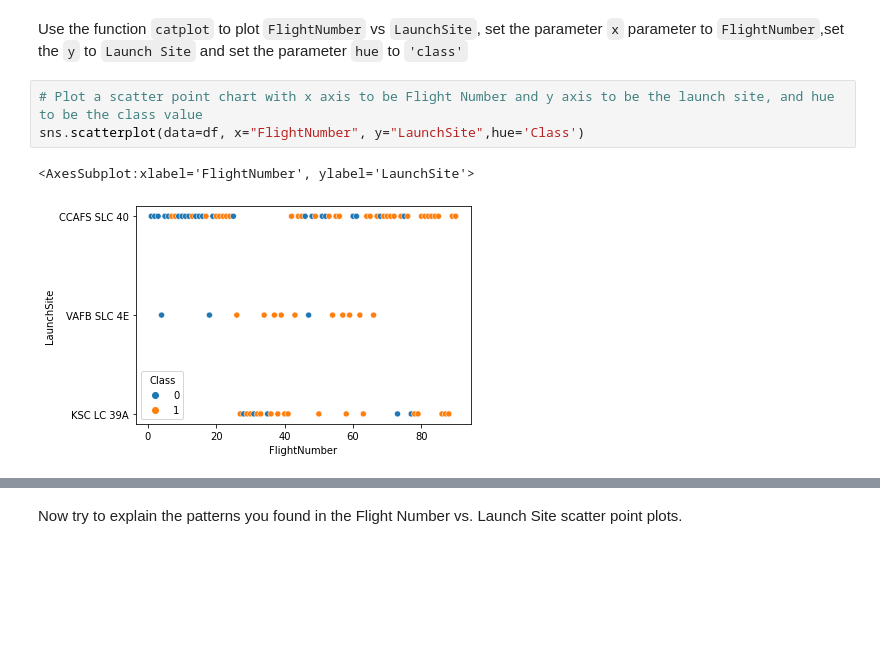
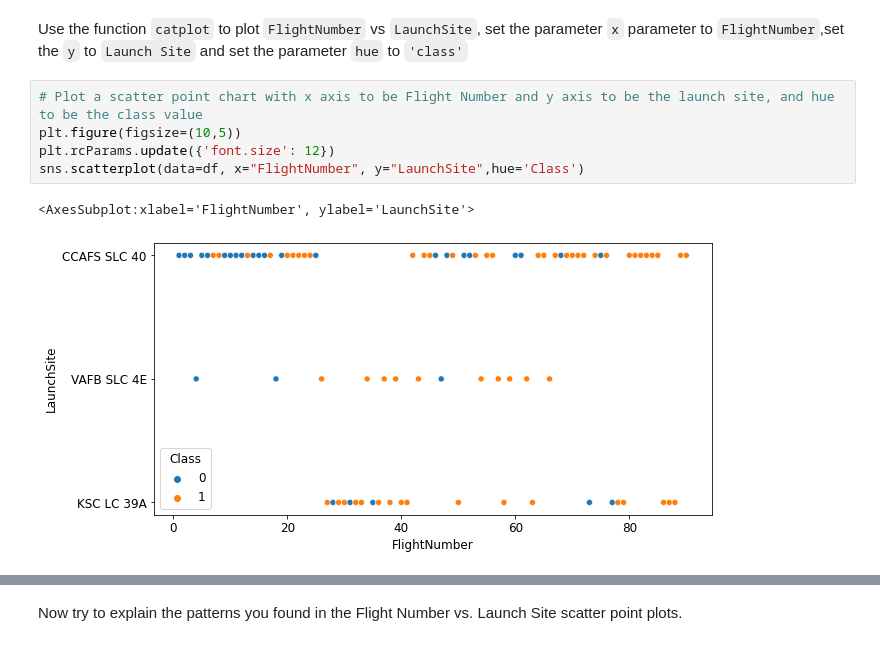
Before and after one commit to henockmamo54/test_coursera, a Jupyter notebook: jupyter-labs-eda-dataviz.ipynb, the cells around one changed output, grey strips where cells are left out. Cells and saved outputs as stored; diff of their text form; blank space fills up the shorter version.

```diff
--- a/jupyter-labs-eda-dataviz.ipynb
+++ b/jupyter-labs-eda-dataviz.ipynb
@@ -86,7 +86,9 @@ Next, let's drill down to each site visualize its detailed launch records.
 Use the function <code>catplot</code> to plot <code>FlightNumber</code> vs <code>LaunchSite</code>, set the  parameter <code>x</code>  parameter to <code>FlightNumber</code>,set the  <code>y</code> to <code>Launch Site</code> and set the parameter <code>hue</code> to <code>'class'</code>
 # %%
 # Plot a scatter point chart with x axis to be Flight Number and y axis to be the launch site, and hue to be the class value
+plt.figure(figsize=(10,5))
+plt.rcParams.update({'font.size': 12})
 sns.scatterplot(data=df, x="FlightNumber", y="LaunchSite",hue='Class')
 # %% [output]
 <AxesSubplot:xlabel='FlightNumber', ylabel='LaunchSite'>
-[figure, old version]
+[figure, new version]
```
Also changed, not shown: parts of 9 cells of this notebook.
